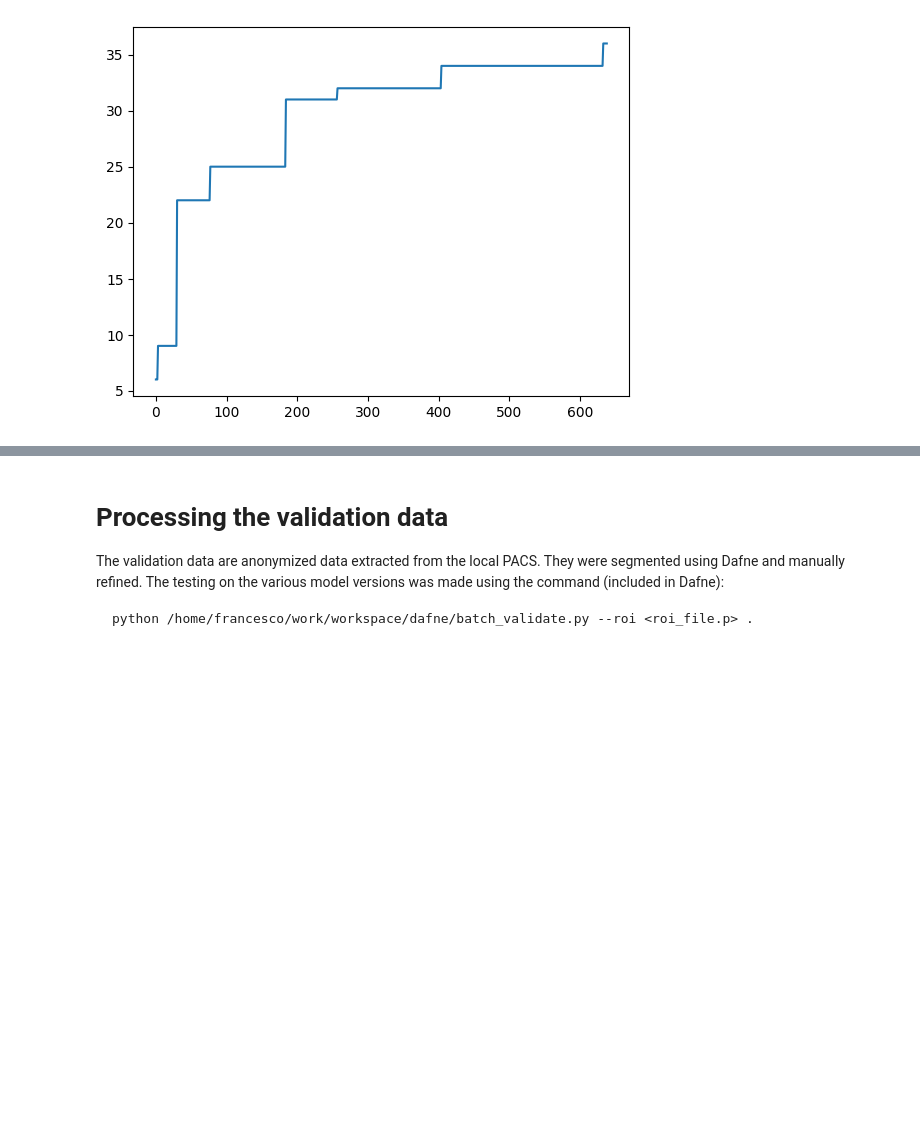
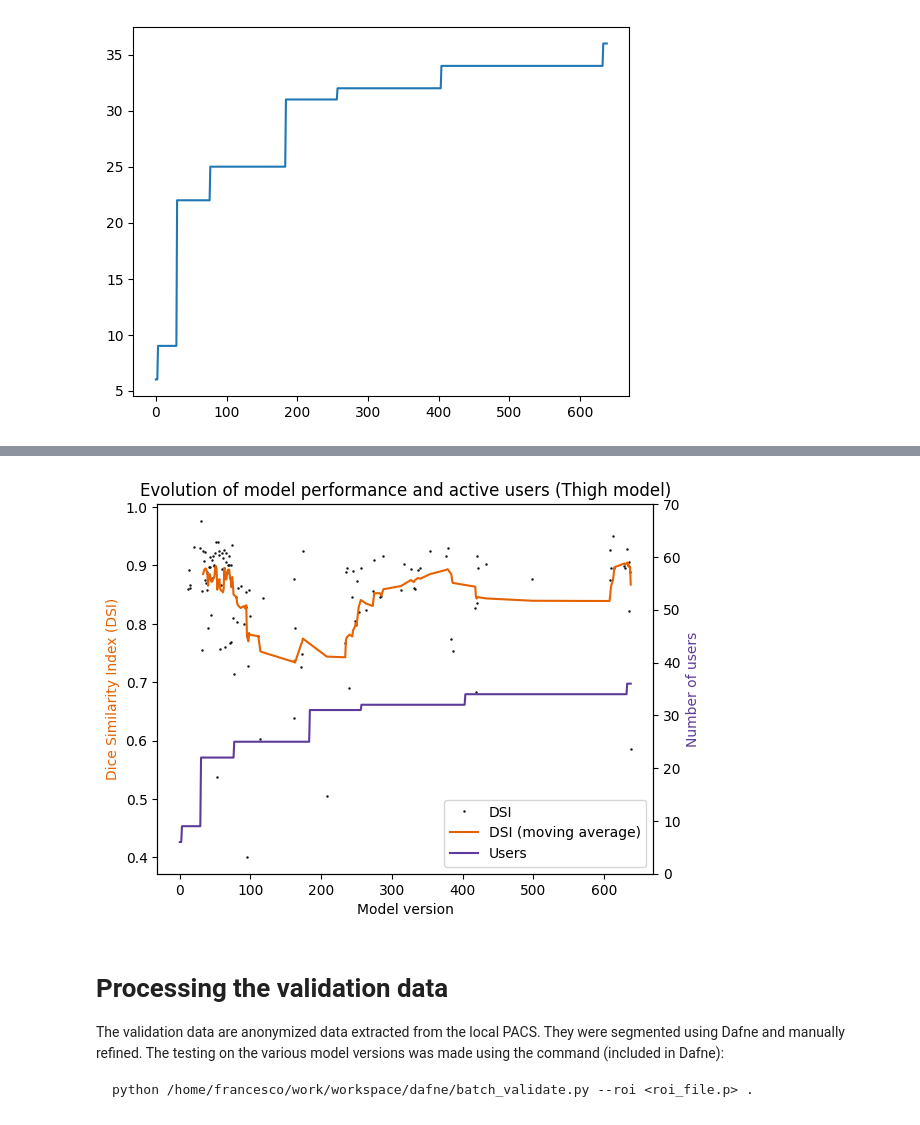
Before and after one commit to dafne-imaging/dafne-evaluation, a Jupyter notebook: dafne_figures.ipynb, the cells around one changed output, grey strips where cells are left out. Saved outputs shown, nothing was run; the diff lists cells and outputs as text; code cells hidden in the pictures; blank space fills up the shorter version.

```diff
--- a/dafne_figures.ipynb
+++ b/dafne_figures.ipynb
@@ -213,3 +243,9 @@ plt.savefig('dice_and_users.svg')
+# %%
+plot_dice_and_users(dice_scores_filt_thigh, max_user_list)
+plt.title('Evolution of model performance and active users (Thigh model)')
+plt.savefig('dice_and_users_thigh.svg')
+# %% [output]
+[figure, added]
 # %% [markdown]
 # Processing the validation data
 
```
Also changed, not shown: parts of 10 cells of this notebook.
